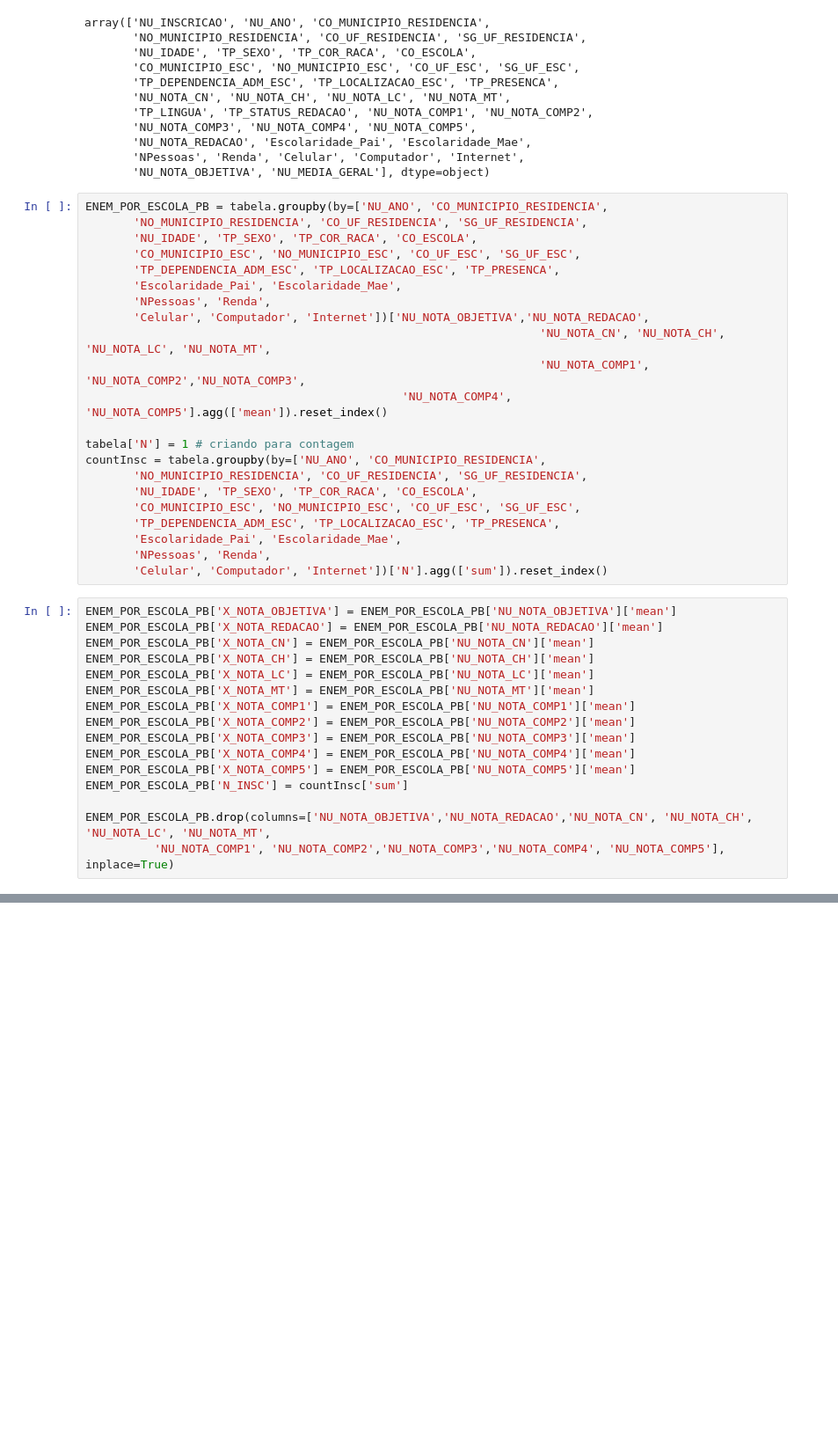
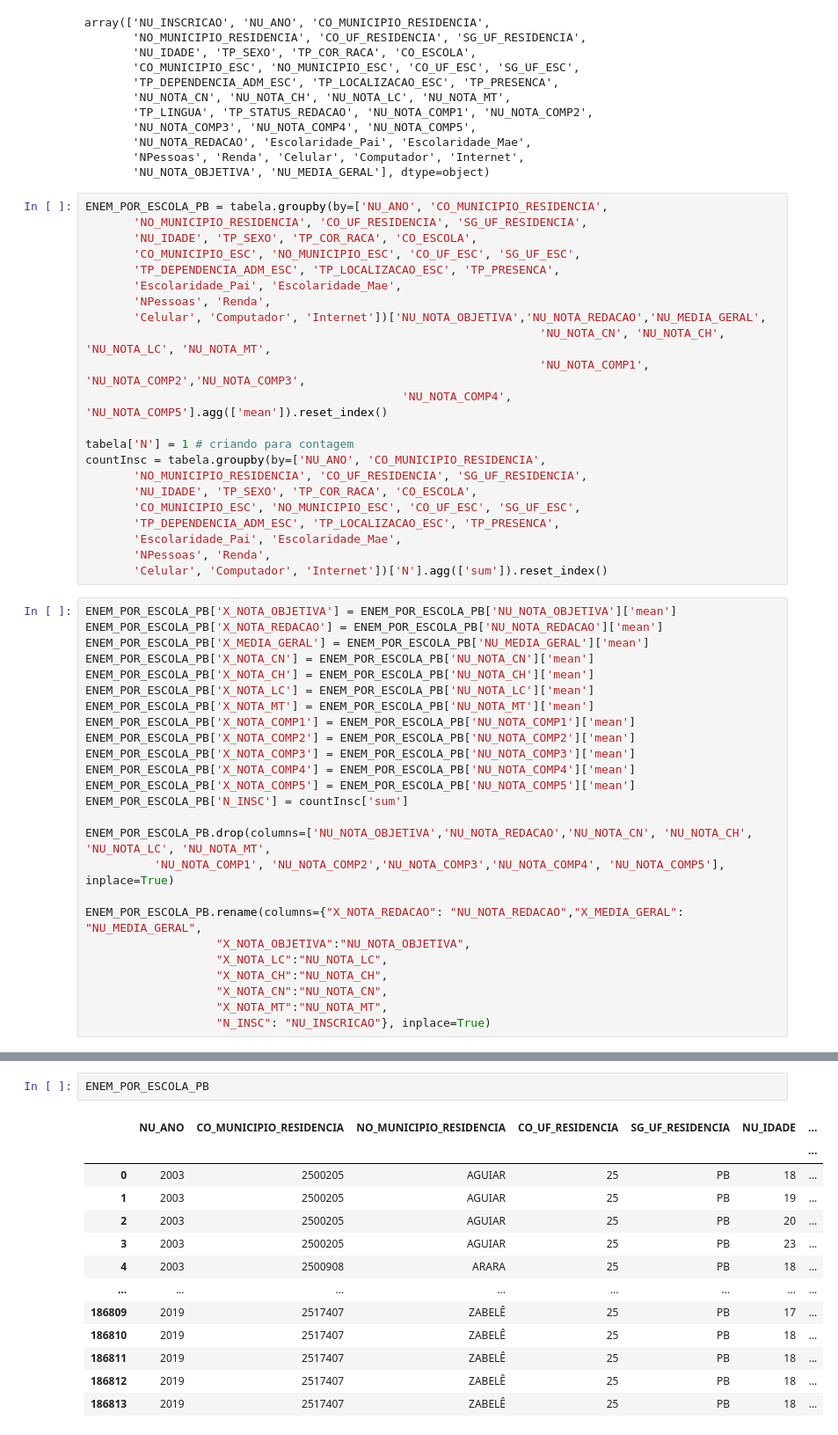
Before and after one commit to mariaeco/ICD_project_Maria, a Jupyter notebook: ProjetoICD_Limpeza_e_Organizacao_Dados.ipynb, the cells around one changed output, grey strips where cells are left out. Shown at 88% size. Saved outputs shown, nothing was run; the diff lists cells and outputs as text; blank space fills up the shorter version.

```diff
--- a/ProjetoICD_Limpeza_e_Organizacao_Dados.ipynb
+++ b/ProjetoICD_Limpeza_e_Organizacao_Dados.ipynb
@@ -3062,7 +3063,7 @@ ENEM_POR_ESCOLA_PB = tabela.groupby(by=['NU_ANO', 'CO_MUNICIPIO_RESIDENCIA',
        'TP_DEPENDENCIA_ADM_ESC', 'TP_LOCALIZACAO_ESC', 'TP_PRESENCA',
        'Escolaridade_Pai', 'Escolaridade_Mae',
        'NPessoas', 'Renda',
-       'Celular', 'Computador', 'Internet'])['NU_NOTA_OBJETIVA','NU_NOTA_REDACAO',
+       'Celular', 'Computador', 'Internet'])['NU_NOTA_OBJETIVA','NU_NOTA_REDACAO','NU_MEDIA_GERAL',
                                                                   'NU_NOTA_CN', 'NU_NOTA_CH', 'NU_NOTA_LC', 'NU_NOTA_MT',
                                                                   'NU_NOTA_COMP1', 'NU_NOTA_COMP2','NU_NOTA_COMP3',
                                               'NU_NOTA_COMP4', 'NU_NOTA_COMP5'].agg(['mean']).reset_index()
@@ -3079,6 +3080,7 @@ countInsc = tabela.groupby(by=['NU_ANO', 'CO_MUNICIPIO_RESIDENCIA',
 # %%
 ENEM_POR_ESCOLA_PB['X_NOTA_OBJETIVA'] = ENEM_POR_ESCOLA_PB['NU_NOTA_OBJETIVA']['mean']
 ENEM_POR_ESCOLA_PB['X_NOTA_REDACAO'] = ENEM_POR_ESCOLA_PB['NU_NOTA_REDACAO']['mean']
+ENEM_POR_ESCOLA_PB['X_MEDIA_GERAL'] = ENEM_POR_ESCOLA_PB['NU_MEDIA_GERAL']['mean']
 ENEM_POR_ESCOLA_PB['X_NOTA_CN'] = ENEM_POR_ESCOLA_PB['NU_NOTA_CN']['mean']
 ENEM_POR_ESCOLA_PB['X_NOTA_CH'] = ENEM_POR_ESCOLA_PB['NU_NOTA_CH']['mean']
 ENEM_POR_ESCOLA_PB['X_NOTA_LC'] = ENEM_POR_ESCOLA_PB['NU_NOTA_LC']['mean']
@@ -3092,4 +3094,12 @@ ENEM_POR_ESCOLA_PB['N_INSC'] = countInsc['sum']
 
 ENEM_POR_ESCOLA_PB.drop(columns=['NU_NOTA_OBJETIVA','NU_NOTA_REDACAO','NU_NOTA_CN', 'NU_NOTA_CH', 'NU_NOTA_LC', 'NU_NOTA_MT',
           'NU_NOTA_COMP1', 'NU_NOTA_COMP2','NU_NOTA_COMP3','NU_NOTA_COMP4', 'NU_NOTA_COMP5'], inplace=True)
+
+ENEM_POR_ESCOLA_PB.rename(columns={"X_NOTA_REDACAO": "NU_NOTA_REDACAO","X_MEDIA_GERAL": "NU_MEDIA_GERAL",
+                   "X_NOTA_OBJETIVA":"NU_NOTA_OBJETIVA",
+                   "X_NOTA_LC":"NU_NOTA_LC",
+                   "X_NOTA_CH":"NU_NOTA_CH",
+                   "X_NOTA_CN":"NU_NOTA_CN",
+                   "X_NOTA_MT":"NU_NOTA_MT",
+                   "N_INSC": "NU_INSCRICAO"}, inplace=True)
 # %%
@@ -3096,0 +3107,16 @@ ENEM_POR_ESCOLA_PB.drop(columns=['NU_NOTA_OBJETIVA','NU_NOTA_REDACAO','NU_NOTA_C
+# %%
+ENEM_POR_ESCOLA_PB
+# %% [output]
+|  | NU_ANO | CO_MUNICIPIO_RESIDENCIA | NO_MUNICIPIO_RESIDENCIA | CO_UF_RESIDENCIA | SG_UF_RESIDENCIA | NU_IDADE | ... |
+|  |  |  |  |  |  |  | ... |
+| 0 | 2003 | 2500205 | AGUIAR | 25 | PB | 18 | ... |
+| 1 | 2003 | 2500205 | AGUIAR | 25 | PB | 19 | ... |
+| 2 | 2003 | 2500205 | AGUIAR | 25 | PB | 20 | ... |
+| 3 | 2003 | 2500205 | AGUIAR | 25 | PB | 23 | ... |
+| 4 | 2003 | 2500908 | ARARA | 25 | PB | 18 | ... |
+| ... | ... | ... | ... | ... | ... | ... | ... |
+| 186809 | 2019 | 2517407 | ZABELÊ | 25 | PB | 17 | ... |
+| 186810 | 2019 | 2517407 | ZABELÊ | 25 | PB | 18 | ... |
+| 186811 | 2019 | 2517407 | ZABELÊ | 25 | PB | 18 | ... |
+| 186812 | 2019 | 2517407 | ZABELÊ | 25 | PB | 18 | ... |
+| 186813 | 2019 | 2517407 | ZABELÊ | 25 | PB | 18 | ... |
```
Also changed, not shown: parts of 5 cells of this notebook.
